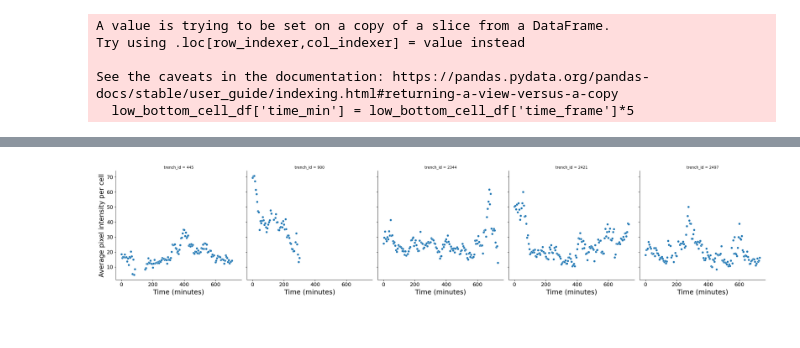
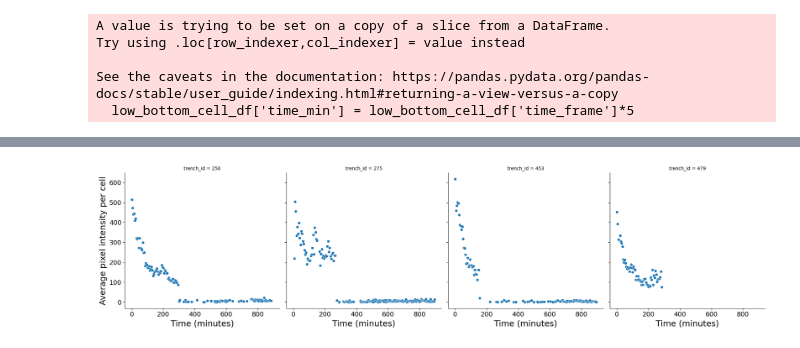
Before and after one commit to nvivanco/Image_analysis, a Jupyter notebook: cell_tracking_whole_kymograph.ipynb, the cells around one changed output, grey strips where cells are left out. Drawn from its saved outputs; the diff is of its cells as text; code cells hidden in the pictures.

Commit message:
updated jupyter notebook and image rotation

```diff
--- a/cell_tracking_whole_kymograph.ipynb
+++ b/cell_tracking_whole_kymograph.ipynb
@@ -373,0 +386,23 @@ for folder, fov_dict in lineage_FOV_dict.items():
+# %%
+seg_FOV_dict = {'DUMM_giTG69_Glucose_013025':
+                {
+
+                    '007':['295','371','521','597','1124']
+                }
+
+           }
+# %%
+time_range_dict = {'DUMM_giTG69_Glucose_013025':
+                   {'007':{'295':{'start':33,
+                                   'end':160},
+                           '371':{'start':33,
+                                   'end':179},
+                            '521':{'start':80,
+                                   'end':179},
+                            '597':{'start':80,
+                                   'end':179},
+                            '1124':{'start':71,
+                                   'end':179}
+                          }
+                    }
+                   }
@@ -375,7 +479,7 @@ for folder, fov_dict in lineage_FOV_dict.items():
 bottom_cell_mask = all_cells_pd.groupby(['time_frame', 'FOV', 'trench_id'])['centroid-0'].idxmax()
 bottom_cell_df = all_cells_pd.loc[bottom_cell_mask]
 # only keep bottom cell at the bottom of the trench
-low_bottom_cell_df = bottom_cell_df[bottom_cell_df['centroid-0'] > 200]
+low_bottom_cell_df = bottom_cell_df[bottom_cell_df['centroid-0'] > 120]
 # %%
 low_bottom_cell_df['time_min'] = low_bottom_cell_df['time_frame']*5
 # %% [output]
@@ -385,7 +489,7 @@ Try using .loc[row_indexer,col_indexer] = value instead
 See the caveats in the documentation: https://pandas.pydata.org/pandas-docs/stable/user_guide/indexing.html#returning-a-view-versus-a-copy
   low_bottom_cell_df['time_min'] = low_bottom_cell_df['time_frame']*5
 # %%
-for folder, fov_dict in lineage_FOV_dict.items():
+for folder, fov_dict in seg_FOV_dict.items():
     growth_all_cells_pd = pd.DataFrame()
     for fov_id in fov_dict.keys():
         ana_peak_ids = fov_dict[fov_id]
@@ -394,7 +498,7 @@ for folder, fov_dict in lineage_FOV_dict.items():
                                                     & (low_bottom_cell_df['FOV']== fov_id)
                                                     & (low_bottom_cell_df['trench_id']== peak_id)]
             #eliminate border detection artifacts
-            filtered_cells = cells_tracked_df[cells_tracked_df['axis_major_length'] <100]
+            filtered_cells = cells_tracked_df[cells_tracked_df['axis_major_length'] <600]
             lin_filename = f'{fov_id}_{peak_id}.tif'
             phase_output_dir = f'/Users/noravivancogonzalez/Documents/DuMM_image_analysis/{folder}/hyperstacked/drift_corrected/rotated/mm_channels/subtracted'
             phase_filepath = os.path.join(phase_output_dir, lin_filename)
@@ -408,6 +512,16 @@ for folder, fov_dict in lineage_FOV_dict.items():
                                     folder, fov_id, peak_id,
                                     fig_dir,
                                     track_id_col=None)
+            g = sns.relplot(data=filtered_cells, x= 'time_min', y= 'intensity_mean_fluor',
+             col = 'trench_id',col_wrap = 5)
+            # Increase x-axis label font size
+            g.set_axis_labels(x_var='Time (minutes)', y_var= 'Average pixel intensity per cell', fontsize=18)
+            for ax in g.axes.flat:
+                ax.tick_params(axis='x', labelsize=14)
+                ax.tick_params(axis='y', labelsize=14)
+
+            sns.despine();
+
             growth_det = plot_growth_analysis(filtered_cells,'time_min', 'axis_major_length',
                                               folder, fov_id, peak_id, prominence=0.1, distance=5, window_size=3);
             if growth_all_cells_pd.empty:
@@ -468,12 +580,12 @@ filtered_growth.head(10)
 # %%
-g = sns.relplot(data=filtered_growth, x= 'time_min', y= 'intensity_mean_fluor',
+g = sns.relplot(data=growth_all_cells_pd, x= 'time_min', y= 'intensity_mean_fluor',
              col = 'trench_id',col_wrap = 5)
 # Increase x-axis label font size
 g.set_axis_labels(x_var='Time (minutes)', y_var= 'Average pixel intensity per cell', fontsize=18)
 for ax in g.axes.flat:
     ax.tick_params(axis='x', labelsize=14)
     ax.tick_params(axis='y', labelsize=14)
 
 sns.despine();
 # %% [output]
-[figure, old version]
+[figure, new version]
```
Also changed, not shown: parts of 16 cells of this notebook, 1 other file.
